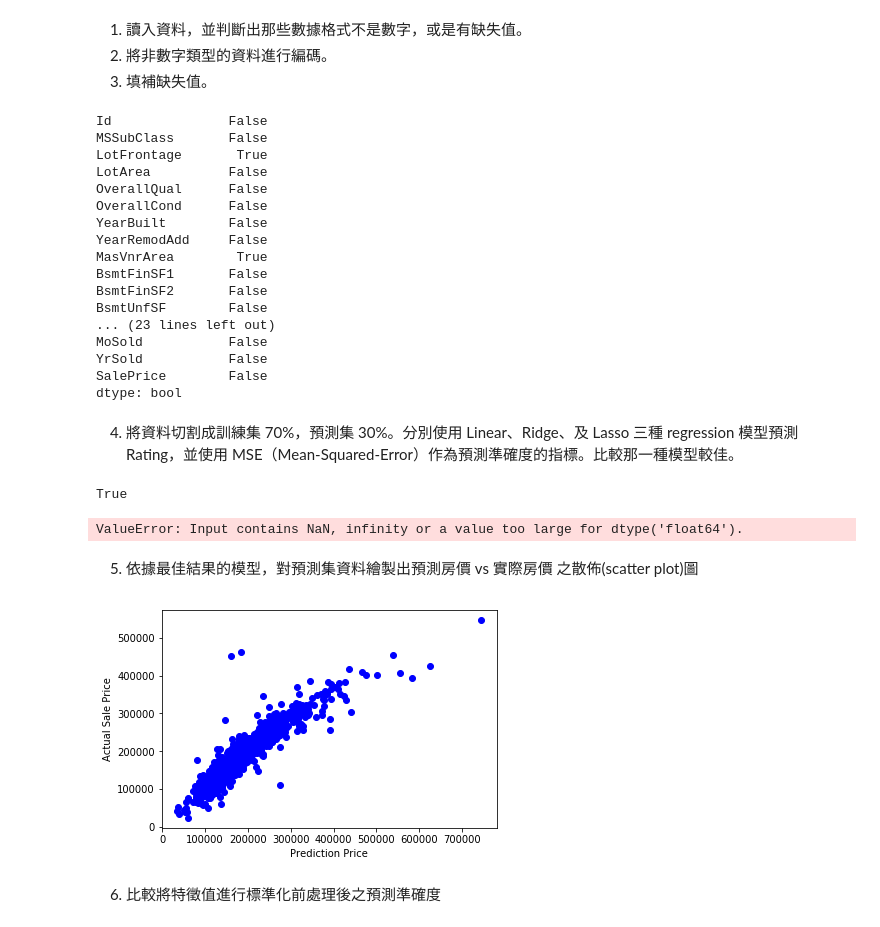
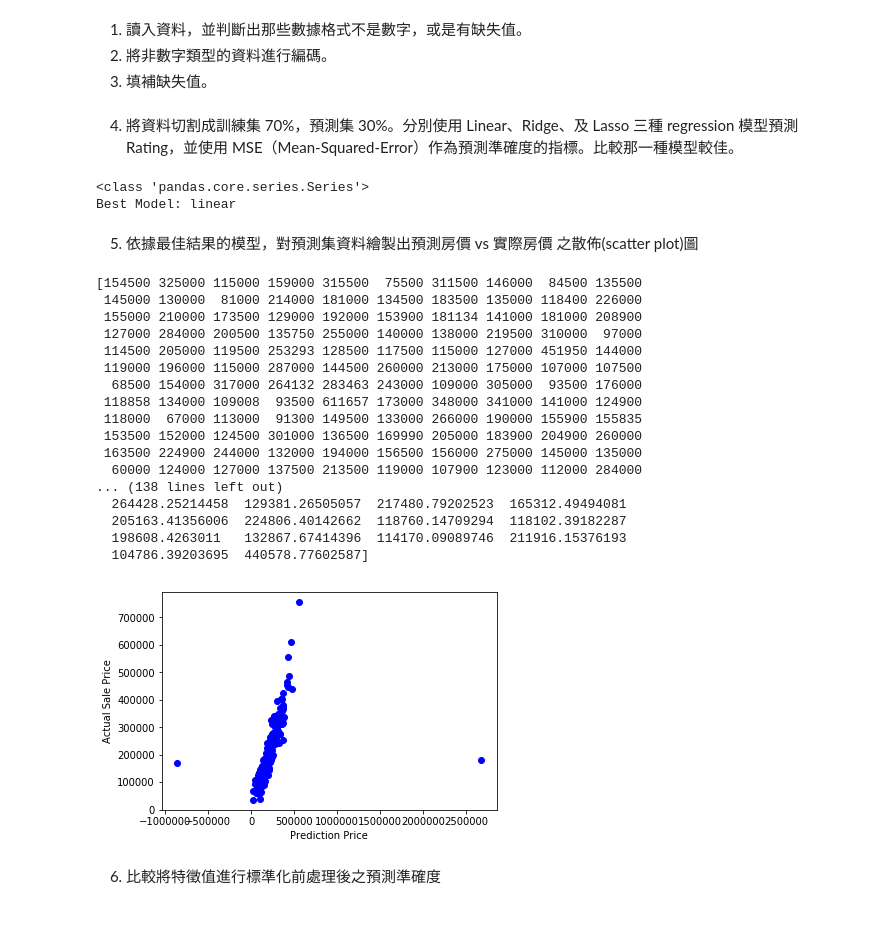
Before and after one commit to Yao-Wen-Chang/ML_Course_HW, a Jupyter notebook: ML_HW4.ipynb, the cells around one changed output. Drawn from its saved outputs; the diff is of its cells as text; code cells hidden in the pictures.

```diff
--- a/ML_HW4.ipynb
+++ b/ML_HW4.ipynb
@@ -6,46 +6,18 @@
 import pandas as pd
 import numpy as np
 
-
-
-
-
 inputData = pd.read_csv("HW4_house-prices.csv")
 inputDataCopy = inputData.copy()
+
 textData = inputDataCopy.select_dtypes(include='object')
 numericData = inputDataCopy.drop(textData.keys(), axis=1)
 
-
-
 for key in numericData.keys():
-
-    mean = inputData[key].mean()
-    inputData[key].fillna(mean, inplace=True) # fill with median number
-
+    mean = numericData[key].mean()
+    numericData[key].fillna(mean, inplace=True) # fill with mean number
 
 encodedTextData = pd.get_dummies(textData)
-
-print( np.isnan(numericData).any())
 inputData = numericData.join(encodedTextData)
-#print(inputData.info())
-# %% [output]
-Id               False
-MSSubClass       False
-LotFrontage       True
-LotArea          False
-OverallQual      False
-OverallCond      False
-YearBuilt        False
-YearRemodAdd     False
-MasVnrArea        True
-BsmtFinSF1       False
-BsmtFinSF2       False
-BsmtUnfSF        False
-... (23 lines left out)
-MoSold           False
-YrSold           False
-SalePrice        False
-dtype: bool
 # %% [markdown]
 4. 將資料切割成訓練集 70%，預測集 30%。分別使用 Linear、Ridge、及 Lasso 三種 regression 模型預測 Rating，並使用 MSE（Mean-Squared-Error）作為預測準確度的指標。比較那一種模型較佳。
 # %%
@@ -55,14 +27,17 @@ from sklearn.model_selection import train_test_split
 
 def trainPredictData(regModel):
     regModel.fit(trainData, trainLabel)
-    prediction = linearReg.predict(trainData)
-    linearMse = mean_squared_error(trainLabel, prediction)
+    prediction = linearReg.predict(testData)
+    linearMse = mean_squared_error(testLabel, prediction)
     return linearMse
 
 
 label = inputData["SalePrice"]
+#print(label)
 data = inputData.drop("SalePrice", axis=1)
+
 trainData, testData, trainLabel, testLabel = train_test_split(data, label, test_size=0.3, random_state=42)
+print(type(testLabel))
 linearReg = linear_model.LinearRegression()
 linearMse = trainPredictData(linearReg)
 ridgeReg = linear_model.Ridge()
@@ -71,27 +46,47 @@ lassoReg = linear_model.Lasso()
 lassoMse = trainPredictData(lassoReg)
 # not yet get ratting
 
-threeModeMseDict = {"linearMse": linearMse, "ridgeMse": ridgeMse, "lassoMse": lassoMse}
+threeModeMseDict = {"linear": linearMse, "ridge": ridgeMse, "lasso": lassoMse}
 smallestMse = min(linearMse, ridgeMse, lassoMse)
 
 key = [key for key, value in threeModeMseDict.items() if value == smallestMse]
 print("Best Model: " + key[0])
 # %% [output]
-True
+<class 'pandas.core.series.Series'>
+Best Model: linear
-ValueError: Input contains NaN, infinity or a value too large for dtype('float64').
 # %% [markdown]
 5. 依據最佳結果的模型，對預測集資料繪製出預測房價 vs 實際房價 之散佈(scatter plot)圖
 # %%
 import matplotlib.pyplot as plt
+prediction = linearReg.predict(testData)
+print(testLabel.to_numpy())
+print(prediction)
 figure = plt.figure()
 axis = figure.add_subplot(111)
-price = axis.scatter(trainLabel, prediction, c = 'blue')
+price = axis.scatter(prediction, testLabel, c = 'blue')
 
 plt.xlabel("Prediction Price")
 plt.ylabel("Actual Sale Price")
 
 plt.show()
 # %% [output]
+[154500 325000 115000 159000 315500  75500 311500 146000  84500 135500
+ 145000 130000  81000 214000 181000 134500 183500 135000 118400 226000
+ 155000 210000 173500 129000 192000 153900 181134 141000 181000 208900
+ 127000 284000 200500 135750 255000 140000 138000 219500 310000  97000
+ 114500 205000 119500 253293 128500 117500 115000 127000 451950 144000
+ 119000 196000 115000 287000 144500 260000 213000 175000 107000 107500
+  68500 154000 317000 264132 283463 243000 109000 305000  93500 176000
+ 118858 134000 109008  93500 611657 173000 348000 341000 141000 124900
+ 118000  67000 113000  91300 149500 133000 266000 190000 155900 155835
+ 153500 152000 124500 301000 136500 169990 205000 183900 204900 260000
+ 163500 224900 244000 132000 194000 156500 156000 275000 145000 135000
+  60000 124000 127000 137500 213500 119000 107900 123000 112000 284000
+... (138 lines left out)
+  264428.25214458  129381.26505057  217480.79202523  165312.49494081
+  205163.41356006  224806.40142662  118760.14709294  118102.39182287
+  198608.4263011   132867.67414396  114170.09089746  211916.15376193
+  104786.39203695  440578.77602587]
-[figure, old version]
+[figure, new version]
 # %% [markdown]
 6. 比較將特徵值進行標準化前處理後之預測準確度
```
Also changed, not shown: parts of 10 cells of this notebook.
